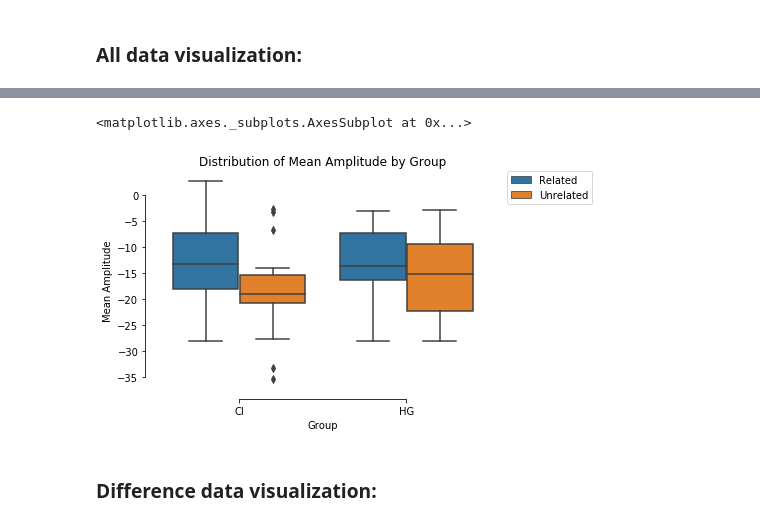
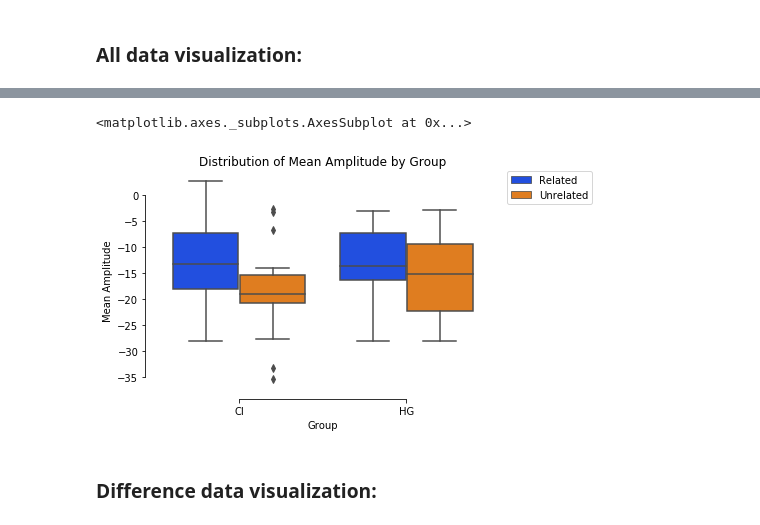
Before and after one commit to sheaduarte/PSC-290-Python-Final-Project, a Jupyter notebook: pierotti/notebooks/Pierotti_N4_datavis.ipynb, the cells around one changed output, grey strips where cells are left out. Cells and saved outputs as stored; diff of their text form; code cells hidden in the pictures.

```diff
--- a/pierotti/notebooks/Pierotti_N4_datavis.ipynb
+++ b/pierotti/notebooks/Pierotti_N4_datavis.ipynb
@@ -97,9 +97,9 @@ ah.violin(alldf, 'Group', 'Mean Amplitude', 'Condition')
 # %%
 # box plot of group differences in MNA:
-ah.boxplot(alldf, 'Group', 'Mean Amplitude', 'Condition')
+ah.boxplot(alldf, 'Group', 'Mean Amplitude', 'Condition', 'bright')
 # %% [output]
 <matplotlib.axes._subplots.AxesSubplot at 0x...>
-[figure, old version]
+[figure, new version]
 # %% [markdown]
 ### Difference data visualization:
 # %%
```
Also changed, not shown: parts of 3 cells of this notebook, 2 other files.
